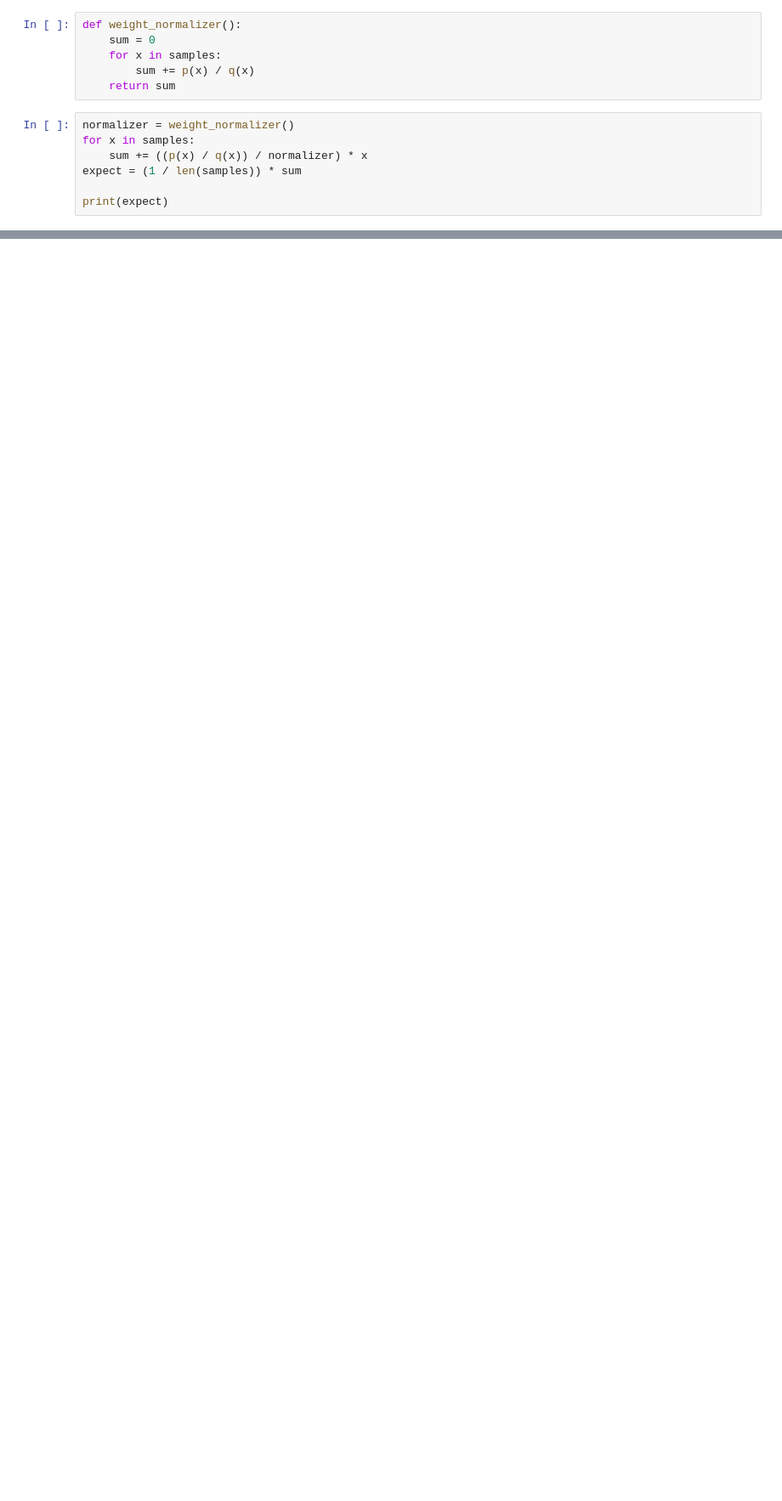
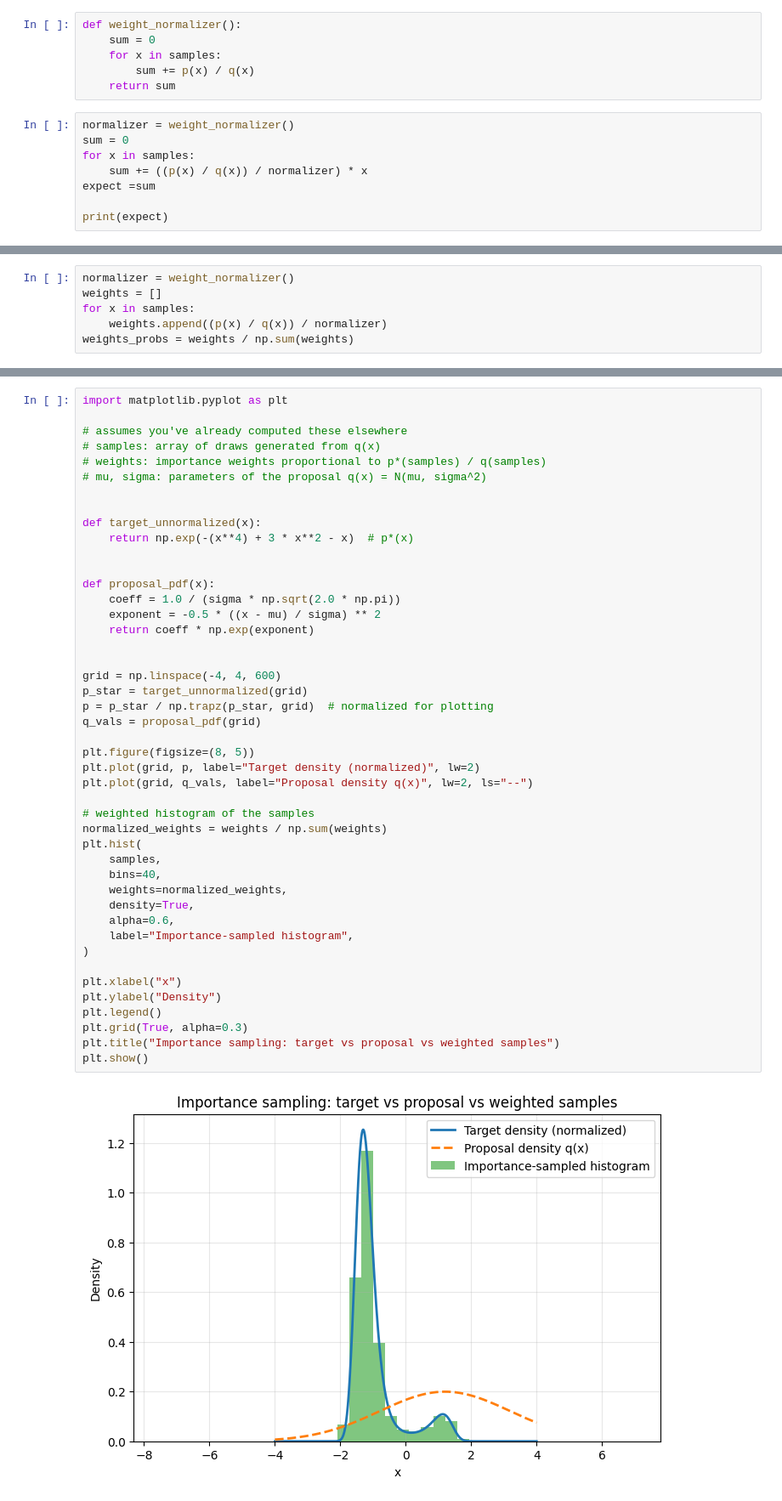
Before and after one commit to Hanifemam/pattern_recognition, a Jupyter notebook: smpling/importance_sampling.ipynb, the cells around one changed output, grey strips where cells are left out. Shown at 85% size. Cells and saved outputs as stored; diff of their text form; blank space fills up the shorter version.

Commit message:
Visualization added

```diff
--- a/smpling/importance_sampling.ipynb
+++ b/smpling/importance_sampling.ipynb
@@ -30,9 +30,10 @@ def weight_normalizer():
     return sum
 # %%
 normalizer = weight_normalizer()
+sum = 0
 for x in samples:
     sum += ((p(x) / q(x)) / normalizer) * x
-expect = (1 / len(samples)) * sum
+expect =sum
 
 print(expect)
 # %% [output]
@@ -39,0 +43,6 @@ print(expect)
+# %%
+normalizer = weight_normalizer()
+weights = []
+for x in samples:
+    weights.append((p(x) / q(x)) / normalizer)
+weights_probs = weights / np.sum(weights)
@@ -39,0 +62,47 @@ print(expect)
+# %%
+import matplotlib.pyplot as plt
+
+# assumes you've already computed these elsewhere
+# samples: array of draws generated from q(x)
+# weights: importance weights proportional to p*(samples) / q(samples)
+# mu, sigma: parameters of the proposal q(x) = N(mu, sigma^2)
+
+
+def target_unnormalized(x):
+    return np.exp(-(x**4) + 3 * x**2 - x)  # p*(x)
+
+
+def proposal_pdf(x):
+    coeff = 1.0 / (sigma * np.sqrt(2.0 * np.pi))
+    exponent = -0.5 * ((x - mu) / sigma) ** 2
+    return coeff * np.exp(exponent)
+
+
+grid = np.linspace(-4, 4, 600)
+p_star = target_unnormalized(grid)
+p = p_star / np.trapz(p_star, grid)  # normalized for plotting
+q_vals = proposal_pdf(grid)
+
+plt.figure(figsize=(8, 5))
+plt.plot(grid, p, label="Target density (normalized)", lw=2)
+plt.plot(grid, q_vals, label="Proposal density q(x)", lw=2, ls="--")
+
+# weighted histogram of the samples
+normalized_weights = weights / np.sum(weights)
+plt.hist(
+    samples,
+    bins=40,
+    weights=normalized_weights,
+    density=True,
+    alpha=0.6,
+    label="Importance-sampled histogram",
+)
+
+plt.xlabel("x")
+plt.ylabel("Density")
+plt.legend()
+plt.grid(True, alpha=0.3)
+plt.title("Importance sampling: target vs proposal vs weighted samples")
+plt.show()
+# %% [output]
+[figure, added]
```
Also changed, not shown: parts of 4 cells of this notebook.
